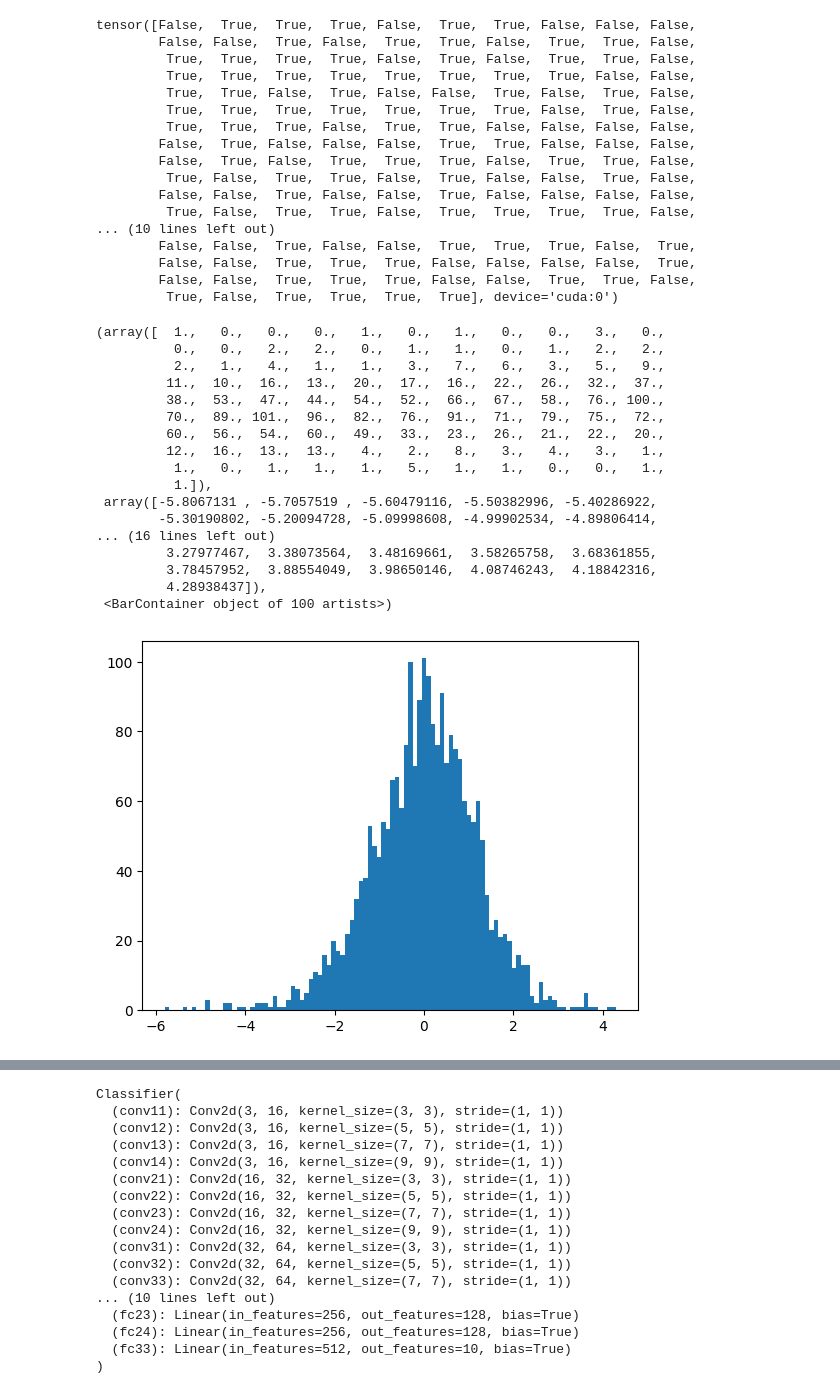
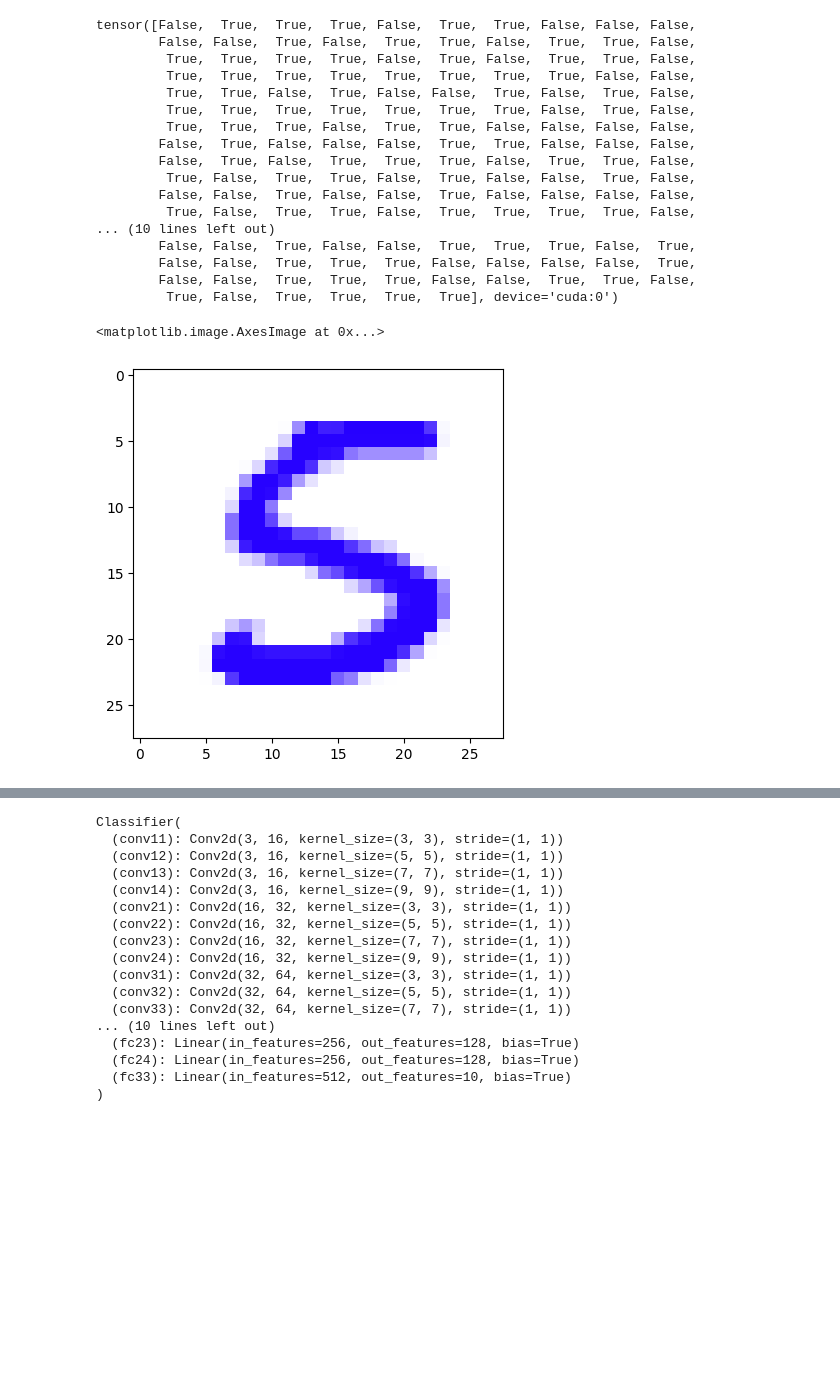
Before and after one commit to echeloni11/Diff_ColorMNIST, a Jupyter notebook: explore.ipynb, the cells around one changed output, grey strips where cells are left out. Saved outputs shown, nothing was run; the diff lists cells and outputs as text; code cells hidden in the pictures; blank space fills up the shorter version.

```diff
--- a/explore.ipynb
+++ b/explore.ipynb
@@ -194,6 +194,20 @@ tensor([False,  True,  True,  True, False,  True,  True, False, False, False,
         False, False,  True,  True,  True, False, False, False, False,  True,
         False, False,  True,  True,  True, False, False,  True,  True, False,
          True, False,  True,  True,  True,  True], device='cuda:0')
+# %%
+for x, y in testloader:
+    x_test = x
+    y_test = y
+    break
+# %%
+x_test_colored, hue_test = add_hue_confounded(x_test, y_test, sigma=10)
+x_test_colored = x_test_colored.reshape(3,28,28).to(device)
+hue_test = hue_test.to(device)
+# %%
+plt.imshow((1-x_test_colored).permute(1,2,0).detach().cpu().numpy())
+# %% [output]
+<matplotlib.image.AxesImage at 0x...>
+[figure, added]
 # %%
 true_hues = 0.0
 true_hues = torch.tensor([true_hues+0.05]).to(device)
@@ -202,23 +216 @@ u = ddpm.abduct(results[0], \
                 size=(3,28,28), device=device, guide_w=2, hues=true_hues, hue_uncond=0)
-# %%
-# plot histogram of u[0] pixel values
-plt.hist(u[0].detach().cpu().numpy().flatten(), bins=100)
-# %% [output]
-(array([  1.,   0.,   0.,   0.,   1.,   0.,   1.,   0.,   0.,   3.,   0.,
-          0.,   0.,   2.,   2.,   0.,   1.,   1.,   0.,   1.,   2.,   2.,
-          2.,   1.,   4.,   1.,   1.,   3.,   7.,   6.,   3.,   5.,   9.,
-         11.,  10.,  16.,  13.,  20.,  17.,  16.,  22.,  26.,  32.,  37.,
-         38.,  53.,  47.,  44.,  54.,  52.,  66.,  67.,  58.,  76., 100.,
-         70.,  89., 101.,  96.,  82.,  76.,  91.,  71.,  79.,  75.,  72.,
-         60.,  56.,  54.,  60.,  49.,  33.,  23.,  26.,  21.,  22.,  20.,
-         12.,  16.,  13.,  13.,   4.,   2.,   8.,   3.,   4.,   3.,   1.,
-          1.,   0.,   1.,   1.,   1.,   5.,   1.,   1.,   0.,   0.,   1.,
-          1.]),
- array([-5.8067131 , -5.7057519 , -5.60479116, -5.50382996, -5.40286922,
-        -5.30190802, -5.20094728, -5.09998608, -4.99902534, -4.89806414,
-... (16 lines left out)
-         3.27977467,  3.38073564,  3.48169661,  3.58265758,  3.68361855,
-         3.78457952,  3.88554049,  3.98650146,  4.08746243,  4.18842316,
-         4.28938437]),
- <BarContainer object of 100 artists>)
-[figure, removed]
```
Also changed, not shown: parts of 7 cells of this notebook, 1 other file.
